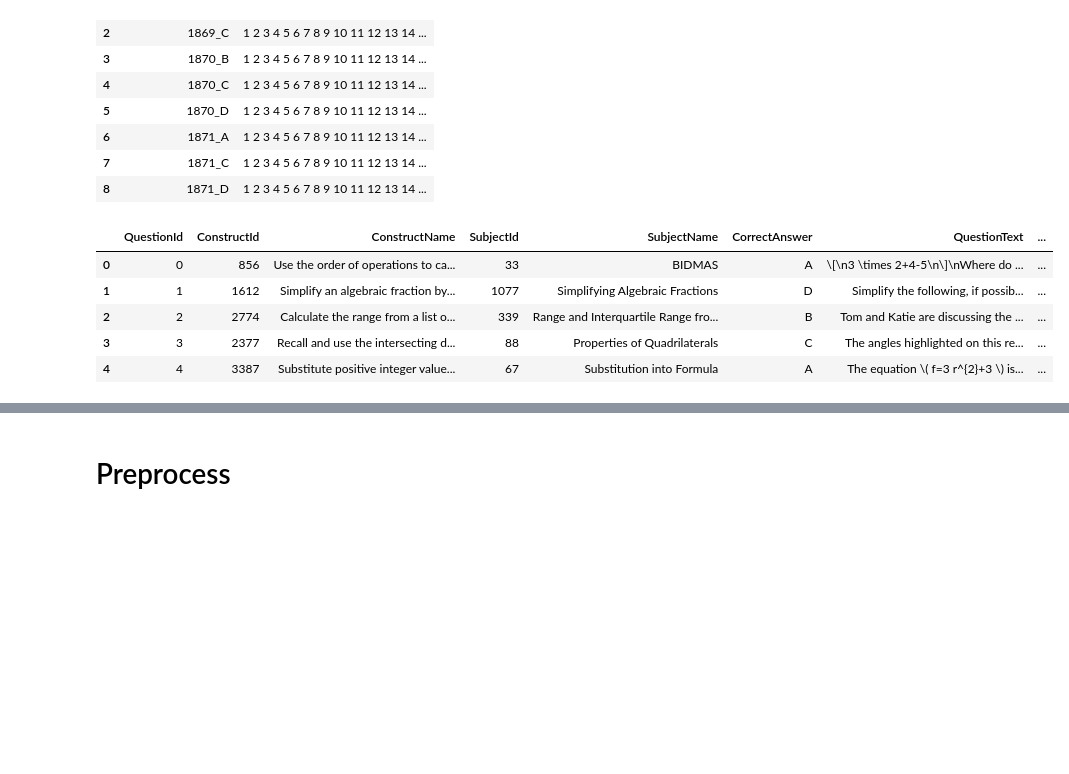
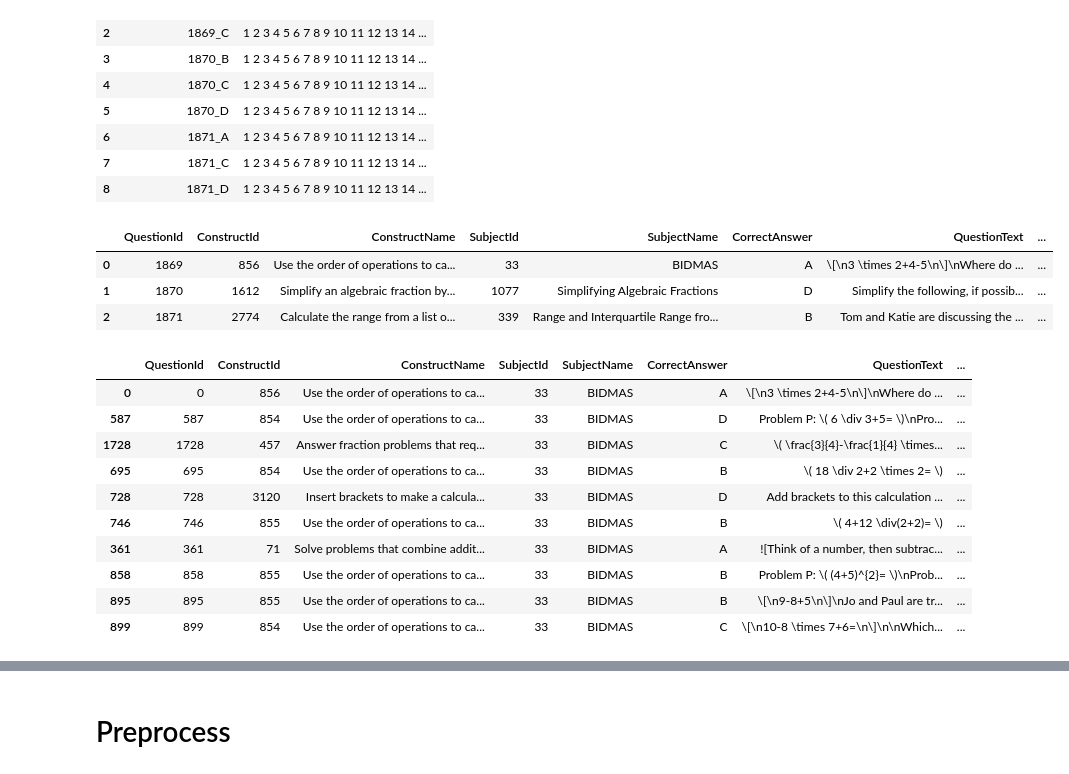
Before and after one commit to itancio/misconception-in-math, a Jupyter notebook: model.ipynb, the cells around one changed output, grey strips where cells are left out. Saved outputs shown, nothing was run; the diff lists cells and outputs as text; code cells hidden in the pictures; blank space fills up the shorter version.

```diff
--- a/model.ipynb
+++ b/model.ipynb
@@ -110,13 +174,27 @@ sample_df
 | 6 | 1871_A | 1 2 3 4 5 6 7 8 9 10 11 12 13 14 ... |
 | 7 | 1871_C | 1 2 3 4 5 6 7 8 9 10 11 12 13 14 ... |
 | 8 | 1871_D | 1 2 3 4 5 6 7 8 9 10 11 12 13 14 ... |
+# %%
+raw_test_df = pd.read_csv("test.csv")
+raw_test_df
+# %% [output]
+|  | QuestionId | ConstructId | ConstructName | SubjectId | SubjectName | CorrectAnswer | QuestionText | ... |
+| 0 | 1869 | 856 | Use the order of operations to ca... | 33 | BIDMAS | A | \[\n3 \times 2+4-5\n\]\nWhere do ... | ... |
+| 1 | 1870 | 1612 | Simplify an algebraic fraction by... | 1077 | Simplifying Algebraic Fractions | D | Simplify the following, if possib... | ... |
+| 2 | 1871 | 2774 | Calculate the range from a list o... | 339 | Range and Interquartile Range fro... | B | Tom and Katie are discussing the ... | ... |
 # %%
-train_df = pd.read_csv("train.csv")
-train_df.head(5)
+raw_train_df = pd.read_csv("train.csv")
+sorted_subjects_df = raw_train_df.sort_values(by='SubjectId').copy()
+sorted_subjects_df.head(10)
 # %% [output]
 |  | QuestionId | ConstructId | ConstructName | SubjectId | SubjectName | CorrectAnswer | QuestionText | ... |
 | 0 | 0 | 856 | Use the order of operations to ca... | 33 | BIDMAS | A | \[\n3 \times 2+4-5\n\]\nWhere do ... | ... |
-| 1 | 1 | 1612 | Simplify an algebraic fraction by... | 1077 | Simplifying Algebraic Fractions | D | Simplify the following, if possib... | ... |
-| 2 | 2 | 2774 | Calculate the range from a list o... | 339 | Range and Interquartile Range fro... | B | Tom and Katie are discussing the ... | ... |
-| 3 | 3 | 2377 | Recall and use the intersecting d... | 88 | Properties of Quadrilaterals | C | The angles highlighted on this re... | ... |
-| 4 | 4 | 3387 | Substitute positive integer value... | 67 | Substitution into Formula | A | The equation \( f=3 r^{2}+3 \) is... | ... |
+| 587 | 587 | 854 | Use the order of operations to ca... | 33 | BIDMAS | D | Problem P: \( 6 \div 3+5= \)\nPro... | ... |
+| 1728 | 1728 | 457 | Answer fraction problems that req... | 33 | BIDMAS | C | \( \frac{3}{4}-\frac{1}{4} \times... | ... |
+| 695 | 695 | 854 | Use the order of operations to ca... | 33 | BIDMAS | B | \( 18 \div 2+2 \times 2= \) | ... |
+| 728 | 728 | 3120 | Insert brackets to make a calcula... | 33 | BIDMAS | D | Add brackets to this calculation ... | ... |
+| 746 | 746 | 855 | Use the order of operations to ca... | 33 | BIDMAS | B | \( 4+12 \div(2+2)= \) | ... |
+| 361 | 361 | 71 | Solve problems that combine addit... | 33 | BIDMAS | A | ![Think of a number, then subtrac... | ... |
+| 858 | 858 | 855 | Use the order of operations to ca... | 33 | BIDMAS | B | Problem P: \( (4+5)^{2}= \)\nProb... | ... |
+| 895 | 895 | 855 | Use the order of operations to ca... | 33 | BIDMAS | B | \[\n9-8+5\n\]\nJo and Paul are tr... | ... |
+| 899 | 899 | 854 | Use the order of operations to ca... | 33 | BIDMAS | C | \[\n10-8 \times 7+6=\n\]\n\nWhich... | ... |
```
Also changed, not shown: parts of 15 cells of this notebook.
